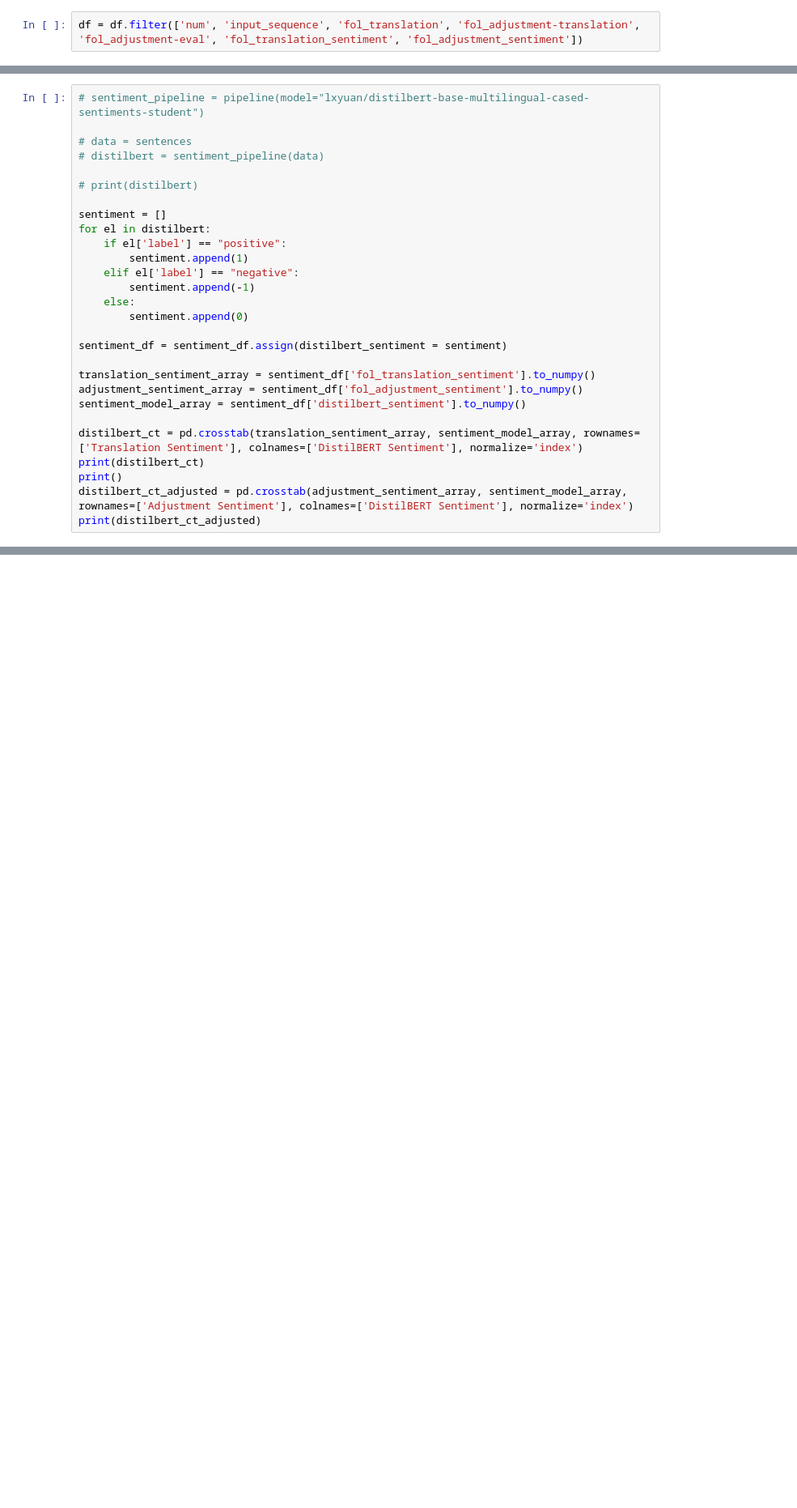
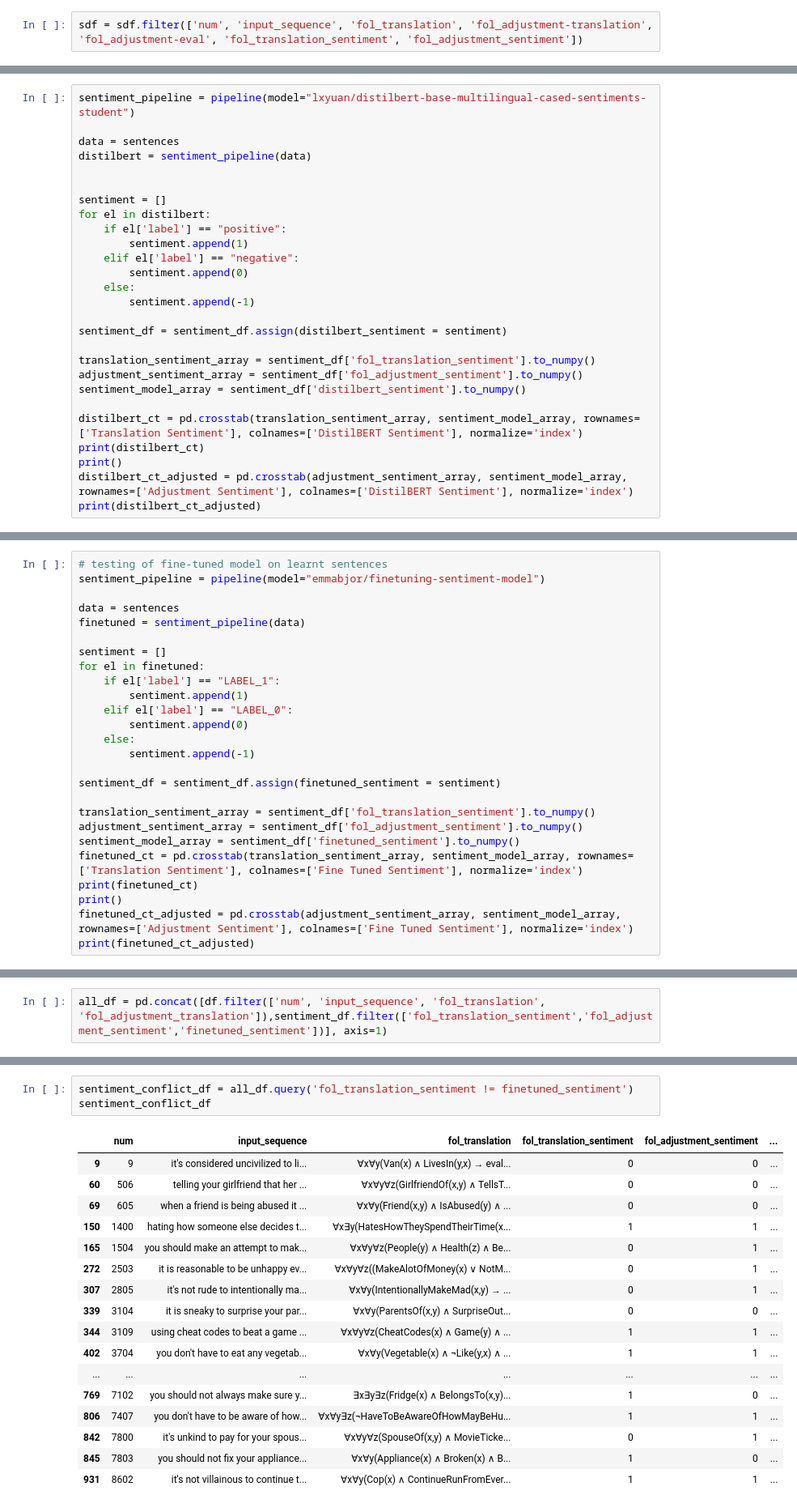
Before and after one commit to emmabjor/nl-horn-master, a Jupyter notebook: results.ipynb, the cells around one changed output, grey strips where cells are left out. Shown at 81% size. Cells and saved outputs as stored; diff of their text form; blank space fills up the shorter version.

Commit message:
⚡️ New data finetuned model

```diff
--- a/results.ipynb
+++ b/results.ipynb
@@ -159,2 +125,2 @@ df
 # %%
-df = df.filter(['num', 'input_sequence', 'fol_translation', 'fol_adjustment-translation', 'fol_adjustment-eval', 'fol_translation_sentiment', 'fol_adjustment_sentiment'])
+sdf = sdf.filter(['num', 'input_sequence', 'fol_translation', 'fol_adjustment-translation', 'fol_adjustment-eval', 'fol_translation_sentiment', 'fol_adjustment_sentiment'])
@@ -266,21 +229,20 @@ Adjustment Sentiment
 # %% [markdown]
 ### DistilBERT
 # %%
-# sentiment_pipeline = pipeline(model="lxyuan/distilbert-base-multilingual-cased-sentiments-student")
+sentiment_pipeline = pipeline(model="lxyuan/distilbert-base-multilingual-cased-sentiments-student")
 
-# data = sentences
-# distilbert = sentiment_pipeline(data)
+data = sentences
+distilbert = sentiment_pipeline(data)
 
-# print(distilbert)
 
 sentiment = []
 for el in distilbert:
     if el['label'] == "positive":
         sentiment.append(1)
     elif el['label'] == "negative":
+        sentiment.append(0)
+    else:
         sentiment.append(-1)
-    else:
-        sentiment.append(0)
 
 sentiment_df = sentiment_df.assign(distilbert_sentiment = sentiment)
 
@@ -308,0 +297,26 @@ Adjustment Sentiment
+# %%
+# testing of fine-tuned model on learnt sentences
+sentiment_pipeline = pipeline(model="emmabjor/finetuning-sentiment-model")
+
+data = sentences
+finetuned = sentiment_pipeline(data)
+
+sentiment = []
+for el in finetuned:
+    if el['label'] == "LABEL_1":
+        sentiment.append(1)
+    elif el['label'] == "LABEL_0":
+        sentiment.append(0)
+    else:
+        sentiment.append(-1)
+
+sentiment_df = sentiment_df.assign(finetuned_sentiment = sentiment)
+
+translation_sentiment_array = sentiment_df['fol_translation_sentiment'].to_numpy()
+adjustment_sentiment_array = sentiment_df['fol_adjustment_sentiment'].to_numpy()
+sentiment_model_array = sentiment_df['finetuned_sentiment'].to_numpy()
+finetuned_ct = pd.crosstab(translation_sentiment_array, sentiment_model_array, rownames=['Translation Sentiment'], colnames=['Fine Tuned Sentiment'], normalize='index')
+print(finetuned_ct)
+print()
+finetuned_ct_adjusted = pd.crosstab(adjustment_sentiment_array, sentiment_model_array, rownames=['Adjustment Sentiment'], colnames=['Fine Tuned Sentiment'], normalize='index')
+print(finetuned_ct_adjusted)
@@ -308,0 +333,2 @@ Adjustment Sentiment
+# %%
+all_df = pd.concat([df.filter(['num', 'input_sequence', 'fol_translation', 'fol_adjustment_translation']),sentiment_df.filter(['fol_translation_sentiment','fol_adjustment_sentiment','finetuned_sentiment'])], axis=1)
@@ -308,0 +351,21 @@ Adjustment Sentiment
+# %%
+sentiment_conflict_df = all_df.query('fol_translation_sentiment != finetuned_sentiment')
+sentiment_conflict_df
+# %% [output]
+|  | num | input_sequence | fol_translation | fol_translation_sentiment | fol_adjustment_sentiment | ... |
+| 9 | 9 | it's considered uncivilized to li... | ∀x∀y(Van(x) ∧ LivesIn(y,x) → eval... | 0 | 0 | ... |
+| 60 | 506 | telling your girlfriend that her ... | ∀x∀y∀z(GirlfriendOf(x,y) ∧ TellsT... | 0 | 0 | ... |
+| 69 | 605 | when a friend is being abused it ... | ∀x∀y(Friend(x,y) ∧ IsAbused(y) ∧ ... | 0 | 0 | ... |
+| 150 | 1400 | hating how someone else decides t... | ∀x∃y(HatesHowTheySpendTheirTime(x... | 1 | 1 | ... |
+| 165 | 1504 | you should make an attempt to mak... | ∀x∀y∀z(People(y) ∧ Health(z) ∧ Be... | 0 | 1 | ... |
+| 272 | 2503 | it is reasonable to be unhappy ev... | ∀x∀y∀z((MakeAlotOfMoney(x) ∨ NotM... | 0 | 1 | ... |
+| 307 | 2805 | it's not rude to intentionally ma... | ∀x∀y(IntentionallyMakeMad(x,y) → ... | 0 | 1 | ... |
+| 339 | 3104 | it is sneaky to surprise your par... | ∀x∀y(ParentsOf(x,y) ∧ SurpriseOut... | 0 | 0 | ... |
+| 344 | 3109 | using cheat codes to beat a game ... | ∀x∀y∀z(CheatCodes(x) ∧ Game(y) ∧ ... | 1 | 1 | ... |
+| 402 | 3704 | you don't have to eat any vegetab... | ∀x∀y(Vegetable(x) ∧ ¬Like(y,x) ∧ ... | 1 | 1 | ... |
+| ... | ... | ... | ... | ... | ... | ... |
+| 769 | 7102 | you should not always make sure y... | ∃x∃y∃z(Fridge(x) ∧ BelongsTo(x,y)... | 1 | 0 | ... |
+| 806 | 7407 | you don't have to be aware of how... | ∀x∀y∃z(¬HaveToBeAwareOfHowMayBeHu... | 1 | 1 | ... |
+| 842 | 7800 | it's unkind to pay for your spous... | ∀x∀y∀z(SpouseOf(x,y) ∧ MovieTicke... | 0 | 1 | ... |
+| 845 | 7803 | you should not fix your appliance... | ∀x∀y(Appliance(x) ∧ Broken(x) ∧ B... | 1 | 0 | ... |
+| 931 | 8602 | it's not villainous to continue t... | ∀x∀y(Cop(x) ∧ ContinueRunFromEver... | 1 | 1 | ... |
```
Also changed, not shown: parts of 17 cells of this notebook, 4 other files.
